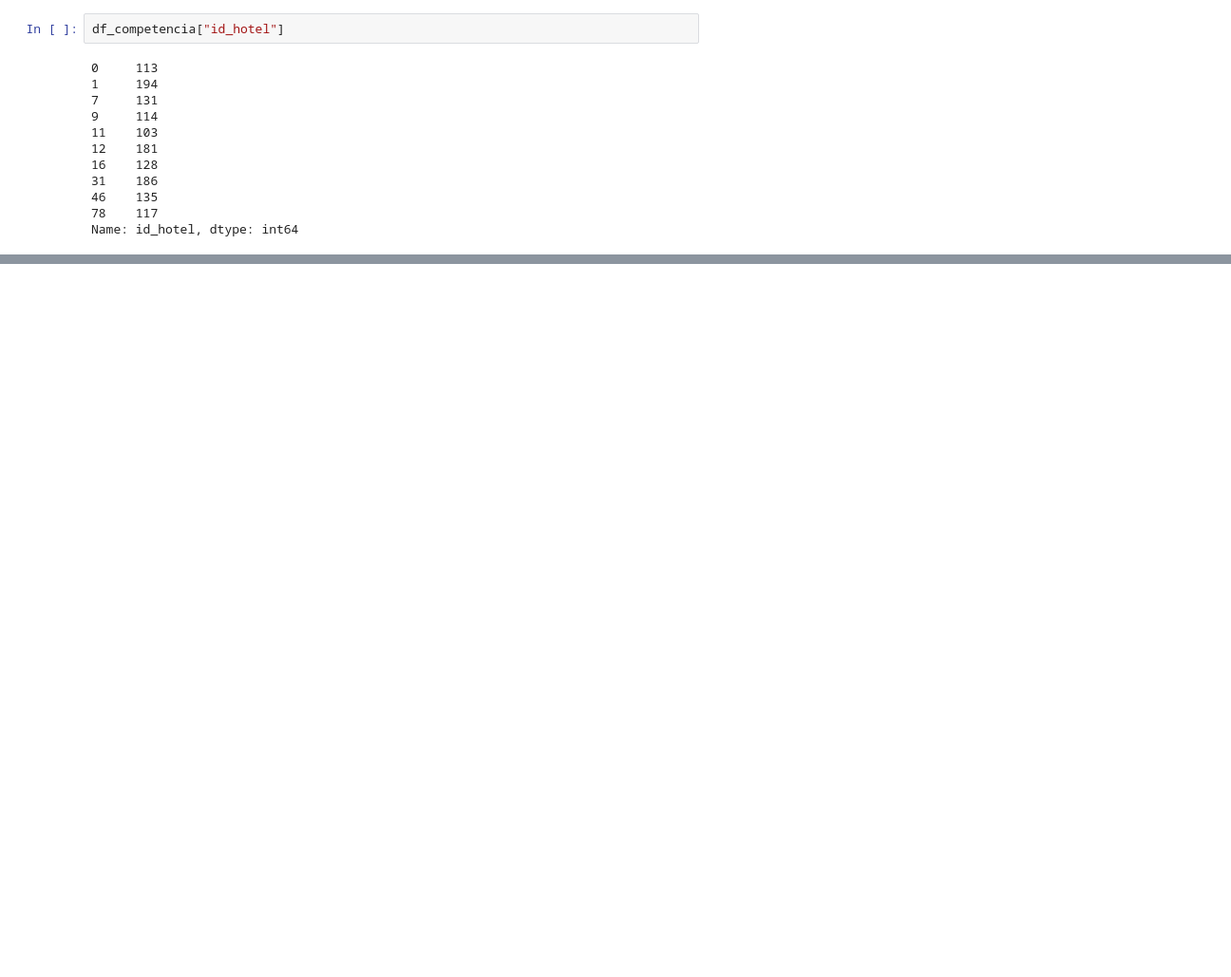
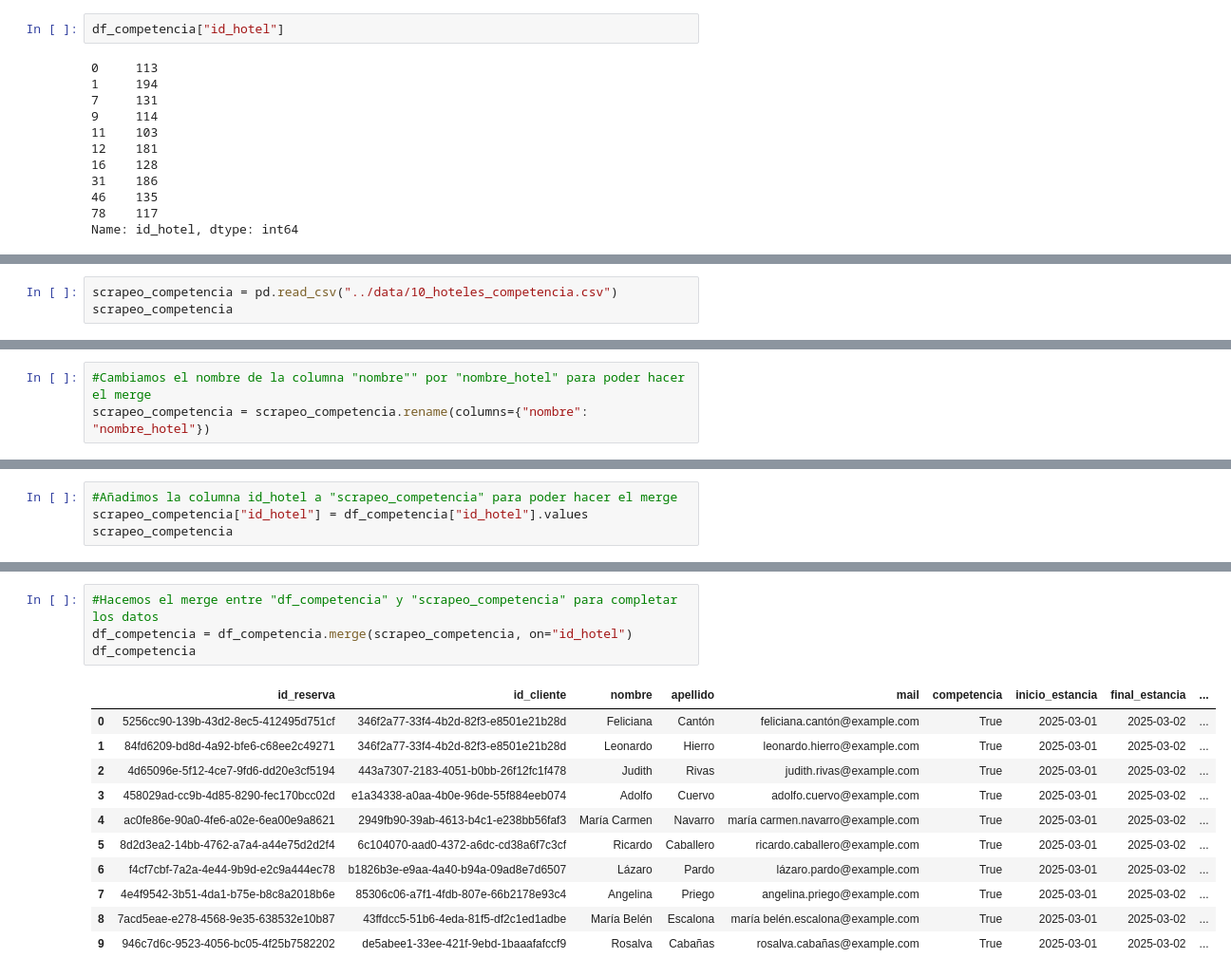
Before and after one commit to Gonzalo8julian/14.PROYECTO_ETL, a Jupyter notebook: jupyters/analisis_inicial.ipynb, the cells around one changed output, grey strips where cells are left out. Shown at 95% size. Cells and saved outputs as stored; diff of their text form; blank space fills up the shorter version.

Commit message:
carga de datos

```diff
--- a/jupyters/analisis_inicial.ipynb
+++ b/jupyters/analisis_inicial.ipynb
@@ -314,0 +404,3 @@ Name: id_hotel, dtype: int64
+# %%
+scrapeo_competencia = pd.read_csv("../data/10_hoteles_competencia.csv")
+scrapeo_competencia
@@ -314,0 +419,3 @@ Name: id_hotel, dtype: int64
+# %%
+#Cambiamos el nombre de la columna "nombre"" por "nombre_hotel" para poder hacer el merge
+scrapeo_competencia = scrapeo_competencia.rename(columns={"nombre": "nombre_hotel"})
@@ -314,0 +436,4 @@ Name: id_hotel, dtype: int64
+# %%
+#Añadimos la columna id_hotel a "scrapeo_competencia" para poder hacer el merge
+scrapeo_competencia["id_hotel"] = df_competencia["id_hotel"].values
+scrapeo_competencia
@@ -314,0 +452,16 @@ Name: id_hotel, dtype: int64
+# %%
+#Hacemos el merge entre "df_competencia" y "scrapeo_competencia" para completar los datos
+df_competencia = df_competencia.merge(scrapeo_competencia, on="id_hotel")
+df_competencia
+# %% [output]
+|  | id_reserva | id_cliente | nombre | apellido | mail | competencia | inicio_estancia | final_estancia | ... |
+| 0 | 5256cc90-139b-43d2-8ec5-412495d751cf | 346f2a77-33f4-4b2d-82f3-e8501e21b28d | Feliciana | Cantón | feliciana.cantón@example.com | True | 2025-03-01 | 2025-03-02 | ... |
+| 1 | 84fd6209-bd8d-4a92-bfe6-c68ee2c49271 | 346f2a77-33f4-4b2d-82f3-e8501e21b28d | Leonardo | Hierro | leonardo.hierro@example.com | True | 2025-03-01 | 2025-03-02 | ... |
+| 2 | 4d65096e-5f12-4ce7-9fd6-dd20e3cf5194 | 443a7307-2183-4051-b0bb-26f12fc1f478 | Judith | Rivas | judith.rivas@example.com | True | 2025-03-01 | 2025-03-02 | ... |
+| 3 | 458029ad-cc9b-4d85-8290-fec170bcc02d | e1a34338-a0aa-4b0e-96de-55f884eeb074 | Adolfo | Cuervo | adolfo.cuervo@example.com | True | 2025-03-01 | 2025-03-02 | ... |
+| 4 | ac0fe86e-90a0-4fe6-a02e-6ea00e9a8621 | 2949fb90-39ab-4613-b4c1-e238bb56faf3 | María Carmen | Navarro | maría carmen.navarro@example.com | True | 2025-03-01 | 2025-03-02 | ... |
+| 5 | 8d2d3ea2-14bb-4762-a7a4-a44e75d2d2f4 | 6c104070-aad0-4372-a6dc-cd38a6f7c3cf | Ricardo | Caballero | ricardo.caballero@example.com | True | 2025-03-01 | 2025-03-02 | ... |
+| 6 | f4cf7cbf-7a2a-4e44-9b9d-e2c9a444ec78 | b1826b3e-e9aa-4a40-b94a-09ad8e7d6507 | Lázaro | Pardo | lázaro.pardo@example.com | True | 2025-03-01 | 2025-03-02 | ... |
+| 7 | 4e4f9542-3b51-4da1-b75e-b8c8a2018b6e | 85306c06-a7f1-4fdb-807e-66b2178e93c4 | Angelina | Priego | angelina.priego@example.com | True | 2025-03-01 | 2025-03-02 | ... |
+| 8 | 7acd5eae-e278-4568-9e35-638532e10b87 | 43ffdcc5-51b6-4eda-81f5-df2c1ed1adbe | María Belén | Escalona | maría belén.escalona@example.com | True | 2025-03-01 | 2025-03-02 | ... |
+| 9 | 946c7d6c-9523-4056-bc05-4f25b7582202 | de5abee1-33ee-421f-9ebd-1baaafafccf9 | Rosalva | Cabañas | rosalva.cabañas@example.com | True | 2025-03-01 | 2025-03-02 | ... |
```
Also changed, not shown: parts of 33 cells of this notebook, 12 other files.
